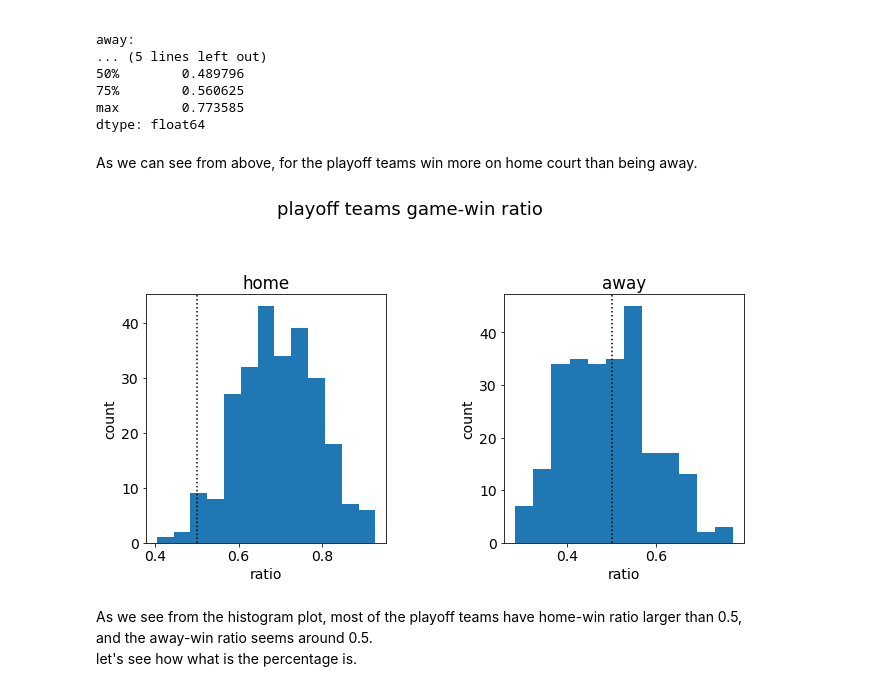
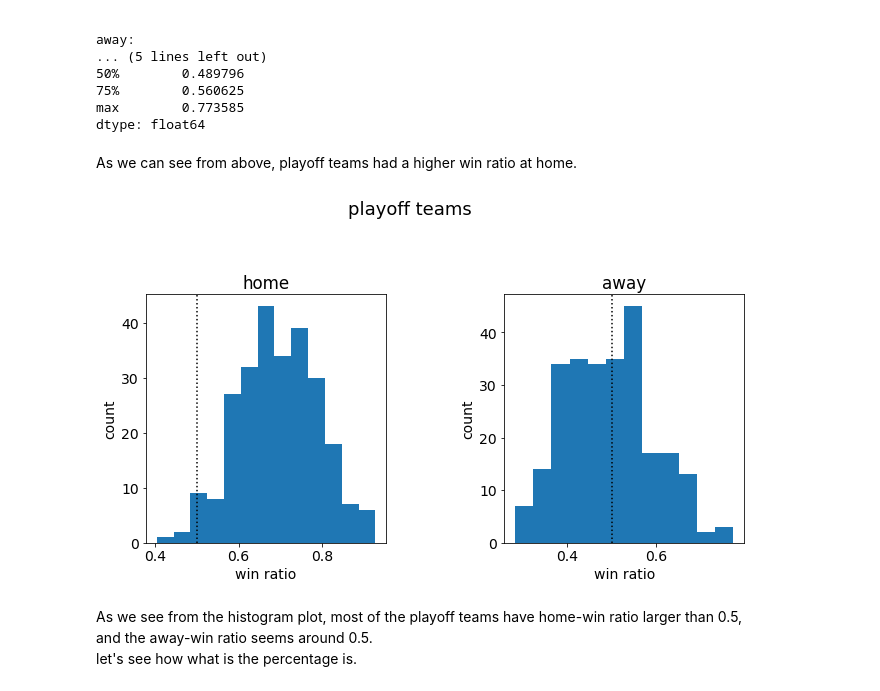
Before and after one commit to Pinkwjp/nba, a Jupyter notebook: projects/do_nba_teams_win_more_games_at_home_court.ipynb, the cells around one changed output. Saved outputs shown, nothing was run; the diff lists cells and outputs as text; code cells hidden in the pictures.

```diff
--- a/projects/do_nba_teams_win_more_games_at_home_court.ipynb
+++ b/projects/do_nba_teams_win_more_games_at_home_court.ipynb
@@ -206,9 +206,14 @@ def home_game_win_ratio(all_games: pd.DataFrame, team_id: int) -> float:
 
     all_games -- all games from all teams in a season
     """
+    if not team_id in set(all_games.HOME_TEAM_ID):
+        return np.nan
     home_games = all_games[all_games['HOME_TEAM_ID'] == team_id]
+    num_home_games = home_games.shape[0]
+    if num_home_games == 0:
+        print(f'hey, team {team_id} has 0 home game.')
     num_home_wins = home_games['HOME_TEAM_WINS'].sum()
-    return num_home_wins / home_games.shape[0]
+    return num_home_wins / num_home_games
 
 
 def away_game_win_ratio(all_games: pd.DataFrame, team_id: int) -> float:
@@ -217,8 +222,12 @@ def away_game_win_ratio(all_games: pd.DataFrame, team_id: int) -> float:
 
     all_games -- all games from all teams in a season
     """
+    if not team_id in set(all_games.VISITOR_TEAM_ID):
+        return np.nan
     away_games = all_games[all_games['VISITOR_TEAM_ID'] == team_id]
     num_away_games = away_games.shape[0]
+    if num_away_games == 0:
+        print(f'hey, team {team_id} has 0 away game.')
     num_away_wins = num_away_games - away_games['HOME_TEAM_WINS'].sum()
     return num_away_wins / num_away_games
 # %% [markdown]
@@ -257,8 +266,9 @@ playoff_teams_away_win_ratios = []
 
 for s in seasons:
     games = all_games[all_games['SEASON'] == s]
-    ratios = [home_game_win_ratio(games, id) for id in playoff_team_ids(games)]
-    away_ratios = [away_game_win_ratio(games, id) for id in playoff_team_ids(games)]
+    team_ids = playoff_team_ids(games)
+    ratios = [home_game_win_ratio(games, id) for id in team_ids]
+    away_ratios = [away_game_win_ratio(games, id) for id in team_ids]
     playoff_teams_home_win_ratios.extend(ratios)
     playoff_teams_away_win_ratios.extend(away_ratios)
 
@@ -289,30 +299,30 @@ away:
 max        0.773585
 dtype: float64
 # %% [markdown]
-As we can see from above, for the playoff teams win more on home court than being away.
+As we can see from above, playoff teams had a higher win ratio at home.
 # %%
 plt.rc('font', size=14)    #controls default text size
 
 fig, (ax1, ax2) = plt.subplots(1, 2)
 
 ax1.hist(s_playoff_teams_home, bins='auto')
-ax1.set(xlabel='ratio', ylabel='count')
+ax1.set(xlabel='win ratio', ylabel='count')
 ax1.set_title('home')
 ax1.axvline(x=0.5, ymin=0, ymax=50, color='k', linestyle=':')
 
 ax2.hist(s_playoff_teams_away, bins='auto')
-ax2.set(xlabel='ratio', ylabel='count')
+ax2.set(xlabel='win ratio', ylabel='count')
 ax2.set_title('away')
 ax2.axvline(x=0.5, ymin=0, ymax=50, color='k', linestyle=':')
 
-fig.suptitle('playoff teams game-win ratio', fontsize=18)
+fig.suptitle('playoff teams', fontsize=18)
 fig.tight_layout(w_pad=2)
 fig.set_figwidth(10)
 fig.set_figheight(6)
 
 plt.show()
 # %% [output]
-[figure, old version]
+[figure, new version]
 # %% [markdown]
 As we see from the histogram plot, most of the playoff teams have home-win ratio larger than 0.5,
 and the away-win ratio seems around 0.5.
```
Also changed, not shown: parts of 3 cells of this notebook.
